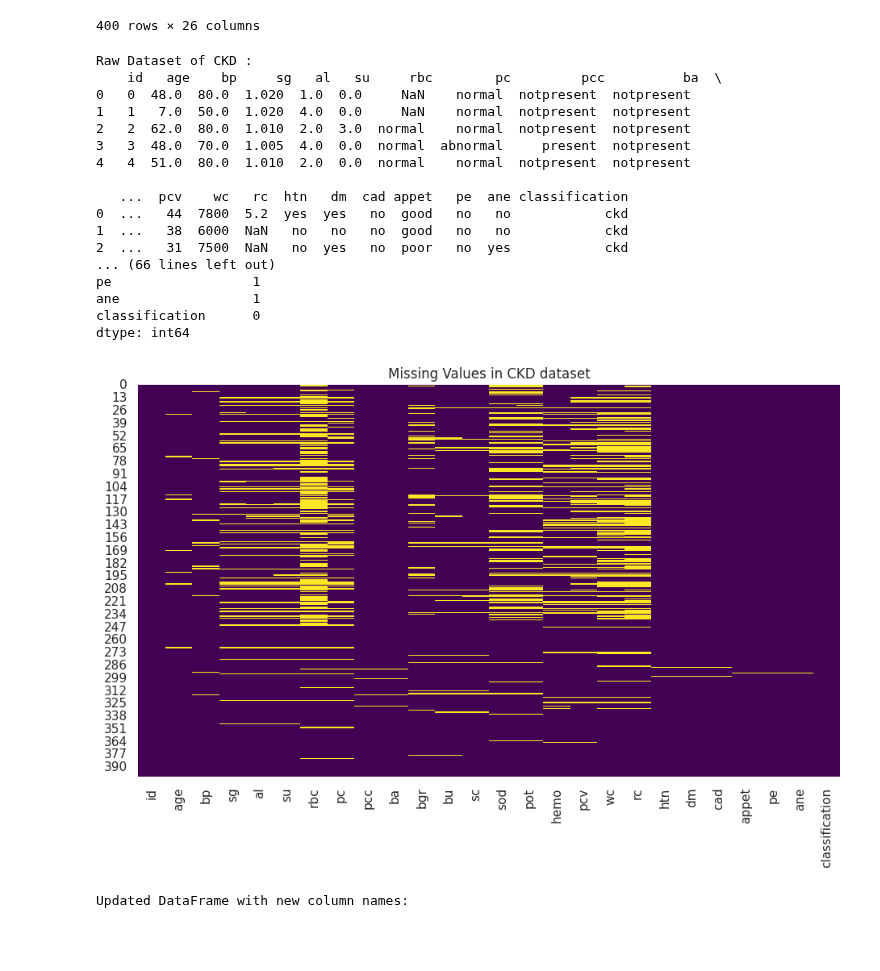
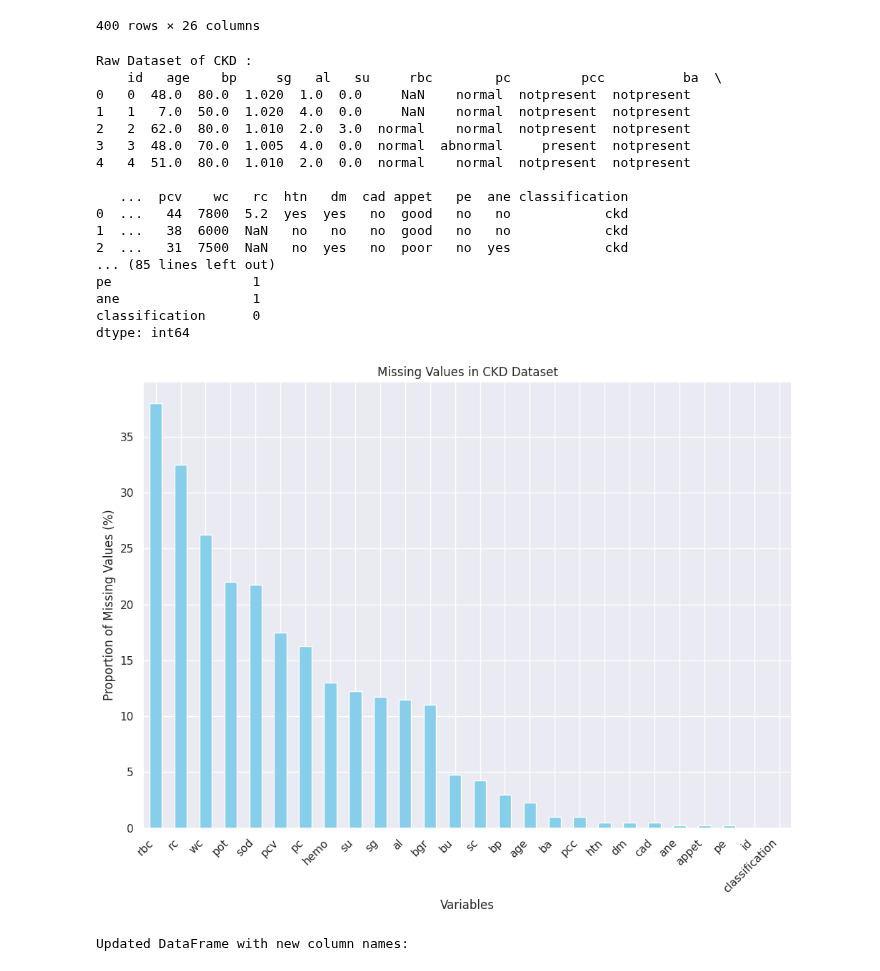
Before and after one commit to abshilpa/Chronic-Kidney-Disease-Data-Science-Project, a Jupyter notebook: MSC_Final_project_CKD.ipynb, the cells around one changed output. Drawn from its saved outputs; the diff is of its cells as text; code cells hidden in the pictures; blank space fills up the shorter version.

```diff
--- a/MSC_Final_project_CKD.ipynb
+++ b/MSC_Final_project_CKD.ipynb
@@ -9,21 +9,3 @@ This project is focused on predicting chronic kidney disease (CKD) by analyzing
 By utilizing advanced machine learning models, the system delivers precise predictions to support healthcare professionals in early diagnosis and informed decision-making, ultimately enhancing patient outcomes.
 # %% [markdown]
 ## Importing Required Libraries
-# %%
-# Import necessary libraries
-import numpy as np
-import pandas as pd
-import seaborn as sns
-import plotly.express as px
-import matplotlib.pyplot as plt
-from sklearn.model_selection import train_test_split
-from sklearn.preprocessing import StandardScaler, MinMaxScaler, LabelEncoder
-
-# To Ignore warnings
-import warnings
-warnings.filterwarnings('ignore')
-
-# set the style of matplotlib
-%matplotlib inline
-plt.style.use('fivethirtyeight')
-sns.set()
@@ -66,44 +69,51 @@ def load_CKDdata(file_path):
     print("Raw Dataset of CKD :\n", CKD_data.head())
     print("\n CKD Dataset Info:\n")
     print(CKD_data.info())
+    print(CKD_data.describe())
     print("\nMissing Values in CKD data set:\n", CKD_data.isnull().sum())
     return CKD_data
 
-def plot_missing_values_heatmap(CKD_data):
+def plot_missing_values_bar(data):
     """
-    Ploting a heatmap for missing values to visualize how many they  exist.
+    Plotting a bar chart to visualize missing values proportion in each column.
 
     Parameters:
-    data (pd.DataFrame): The CKD dataset to analyze.
+    data (pd.DataFrame): The dataset to analyze.
     """
-    plt.figure(figsize=(10, 6))
-    sns.heatmap(data.isnull(), cbar=False, cmap="viridis")
-    plt.title("Missing Values in CKD dataset")
+    missing_values = (data.isna().sum() / data.shape[0] * 100).sort_values(ascending=False)
+    plt.figure(figsize=(10, 8))
+    missing_values.plot(kind='bar', color='skyblue')
+    plt.title('Missing Values in CKD Dataset')
+    plt.xlabel('Variables')
+    plt.ylabel('Proportion of Missing Values (%)')
+    plt.xticks(rotation=45, ha='right')
+    plt.tight_layout()
     plt.show()
+
 
 # Replace 'file_path' with the actual location of your dataset
 file_path = "https://raw.githubusercontent.com/abshilpa/Chronic-Kidney-Disease-Data-Science-Project/refs/heads/main/kidney_disease.csv"
 CKD_data = load_CKDdata(file_path)
-plot_missing_values_heatmap(CKD_data)
+plot_missing_values_bar(CKD_data)
 # %% [output]
 Raw Dataset of CKD :
     id   age    bp     sg   al   su     rbc        pc         pcc          ba  \
 0   0  48.0  80.0  1.020  1.0  0.0     NaN    normal  notpresent  notpresent
 1   1   7.0  50.0  1.020  4.0  0.0     NaN    normal  notpresent  notpresent
 2   2  62.0  80.0  1.010  2.0  3.0  normal    normal  notpresent  notpresent
 3   3  48.0  70.0  1.005  4.0  0.0  normal  abnormal     present  notpresent
 4   4  51.0  80.0  1.010  2.0  0.0  normal    normal  notpresent  notpresent
 
    ...  pcv    wc   rc  htn   dm  cad appet   pe  ane classification
 0  ...   44  7800  5.2  yes  yes   no  good   no   no            ckd
 1  ...   38  6000  NaN   no   no   no  good   no   no            ckd
 2  ...   31  7500  NaN   no  yes   no  poor   no  yes            ckd
-... (66 lines left out)
+... (85 lines left out)
 pe                  1
 ane                 1
 classification      0
 dtype: int64
-[figure, old version]
+[figure, new version]
 # %%
 # Define the standard column names in the same order as they appear in the CKD_Data DataFrame
 CKD_Data.columns = [
```
Also changed, not shown: parts of 1 cell of this notebook.
